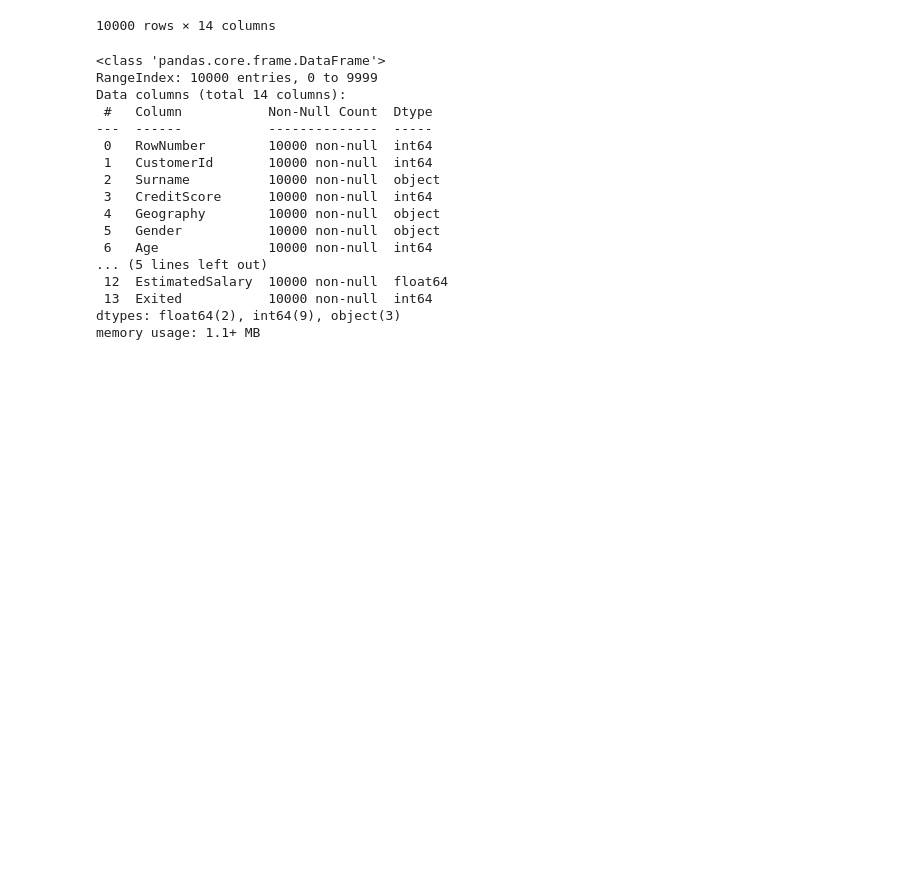
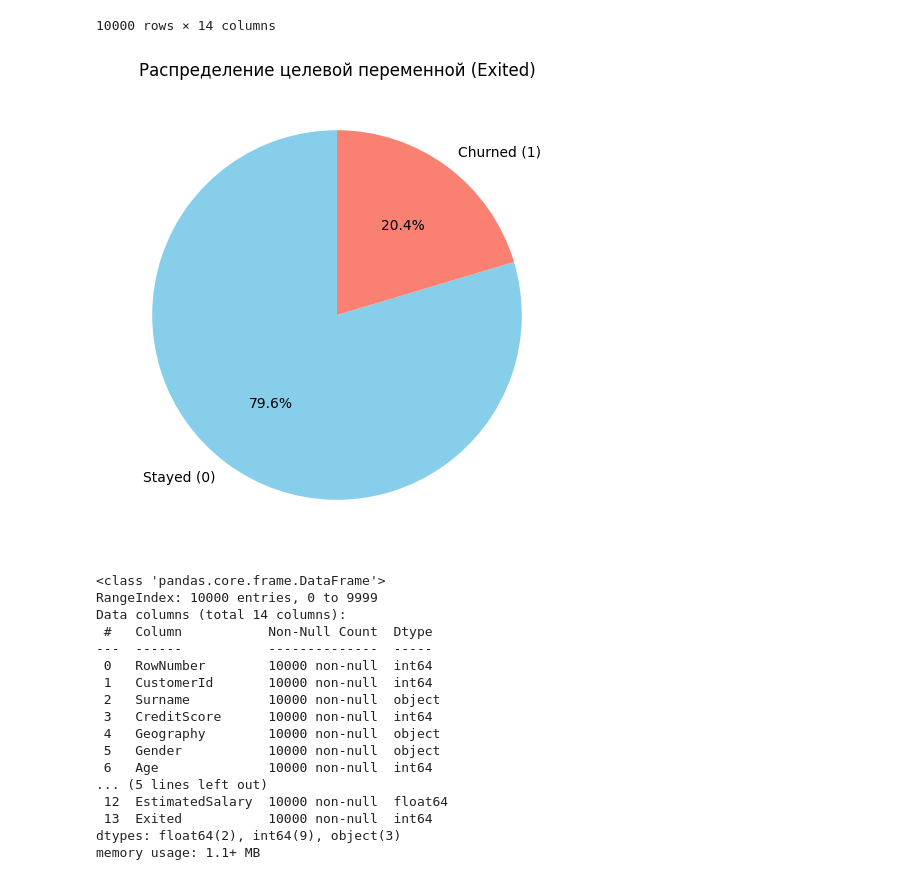
Before and after one commit to russsmoke/rusmina-ai-system, a Jupyter notebook: project/notebooks/01_eda_and_baseline.ipynb, the cells around one changed output. Cells and saved outputs as stored; diff of their text form; code cells hidden in the pictures; blank space fills up the shorter version.

```diff
--- a/project/notebooks/01_eda_and_baseline.ipynb
+++ b/project/notebooks/01_eda_and_baseline.ipynb
@@ -44,6 +44,17 @@ bank_churn
 | 9998 | 9999 | 15682355 | Sabbatini | 772 | Germany | Male | 42 | 3 | 75075.31 | ... |
 | 9999 | 10000 | 15628319 | Walker | 792 | France | Female | 28 | 4 | 130142.79 | ... |
 10000 rows × 14 columns
+# %%
+# Распределение целевой переменной
+exited_counts = bank_churn['Exited'].value_counts()
+
+plt.figure(figsize=(6, 6))
+plt.pie(exited_counts, labels=['Stayed (0)', 'Churned (1)'],
+        autopct='%1.1f%%', colors=['skyblue', 'salmon'], startangle=90)
+plt.title('Распределение целевой переменной (Exited)')
+plt.show()
+# %% [output]
+[figure, added]
 # %%
 df = bank_churn.copy()
 # %%
```
Also changed, not shown: parts of 4 cells of this notebook, 2 other files.
